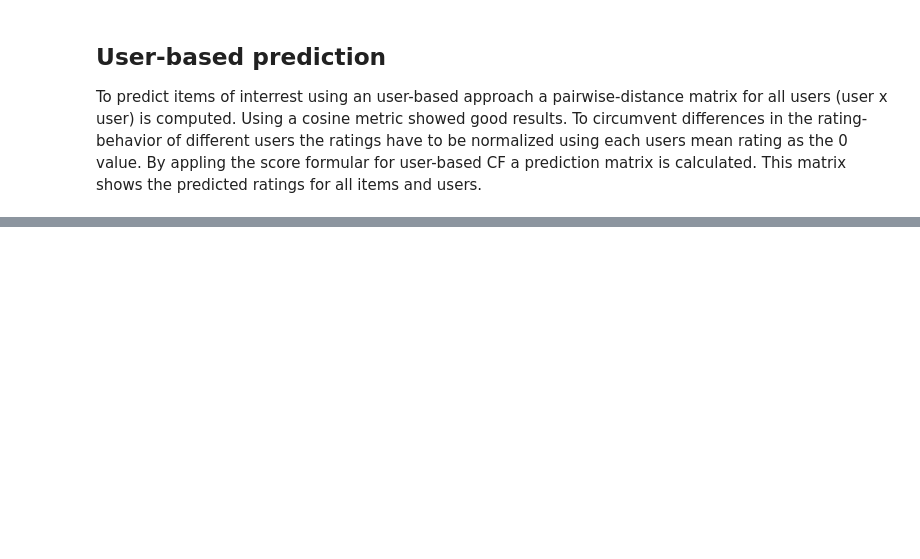
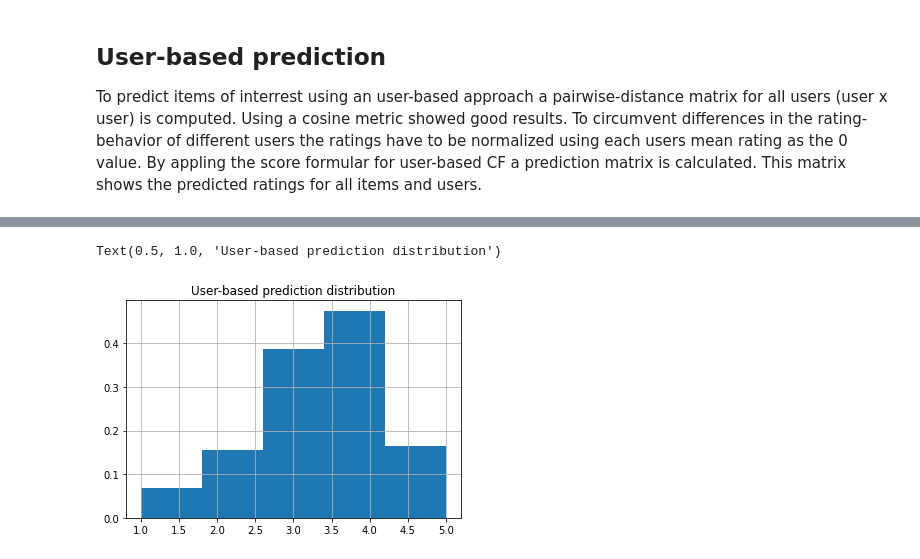
Before and after one commit to mriedmann/das-colaborativefiltering, a Jupyter notebook: movielens.ipynb, the cells around one changed output, grey strips where cells are left out. Drawn from its saved outputs; the diff is of its cells as text; code cells hidden in the pictures; blank space fills up the shorter version.

```diff
--- a/movielens.ipynb
+++ b/movielens.ipynb
@@ -160,13 +172,15 @@ plt.title('User-based prediction distribution')
 # %%
 def predict_item(ratings):
     # calculate pairwise distances for users to items with cosine metric
-    similarity = pairwise_distances(ratings.fillna(0).transpose(), metric="cosine")
-    # calculate item-item correlations
-    pred = ratings.fillna(0).values[:, np.newaxis] + ratings.fillna(0).values.dot(similarity) / np.array([np.abs(similarity).sum(axis=1)])
-    return pred
+    similarity = 1 - pairwise_distances(ratings.fillna(0).transpose(), metric="cosine")
+    # calculate user-item correlations
+    prediction = ratings.fillna(0).values.dot(similarity) / np.array([np.abs(similarity).sum(axis=1)])
+    return prediction + ratings.mean(axis=0)[np.newaxis, :]
 
 item_prediction_100k = predict_item(train_data_pivot_100k)
 
-#pd.DataFrame(pd.DataFrame(item_prediction_100k).values.flatten()).hist(density=True)
-#plt.title('User-based prediction distribution')
-pd.DataFrame(item_prediction_100k)
+pd.DataFrame(pd.DataFrame(item_prediction_100k).values.flatten()).hist(bins=5, range=(1,5), density=True)
+plt.title('User-based prediction distribution')
+# %% [output]
+Text(0.5, 1.0, 'User-based prediction distribution')
+[figure, added]
```
Also changed, not shown: parts of 28 cells of this notebook.
